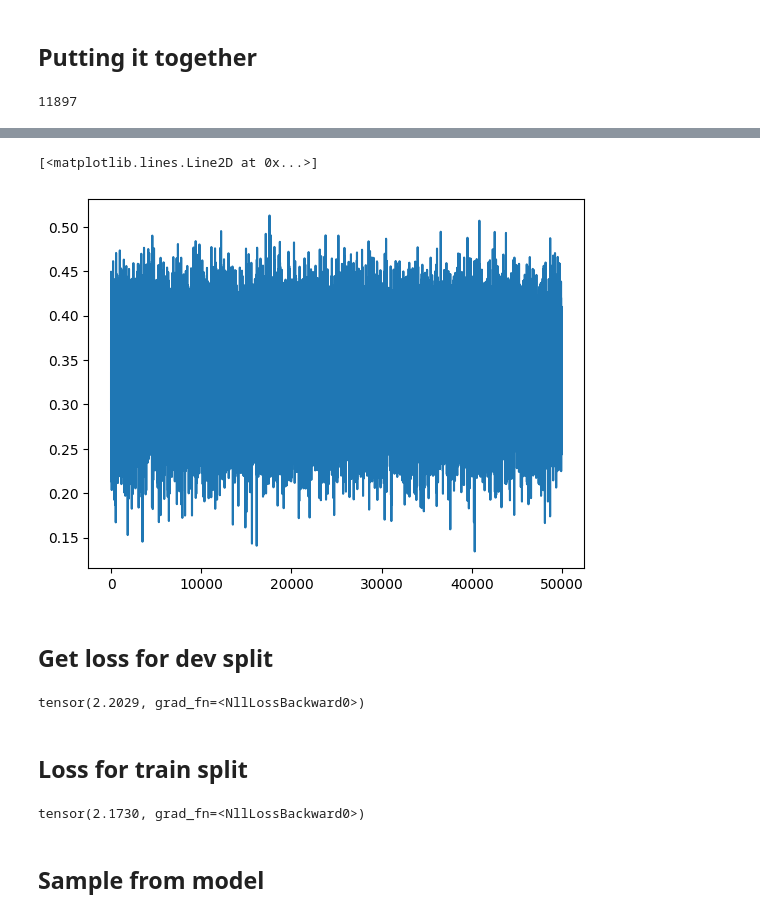
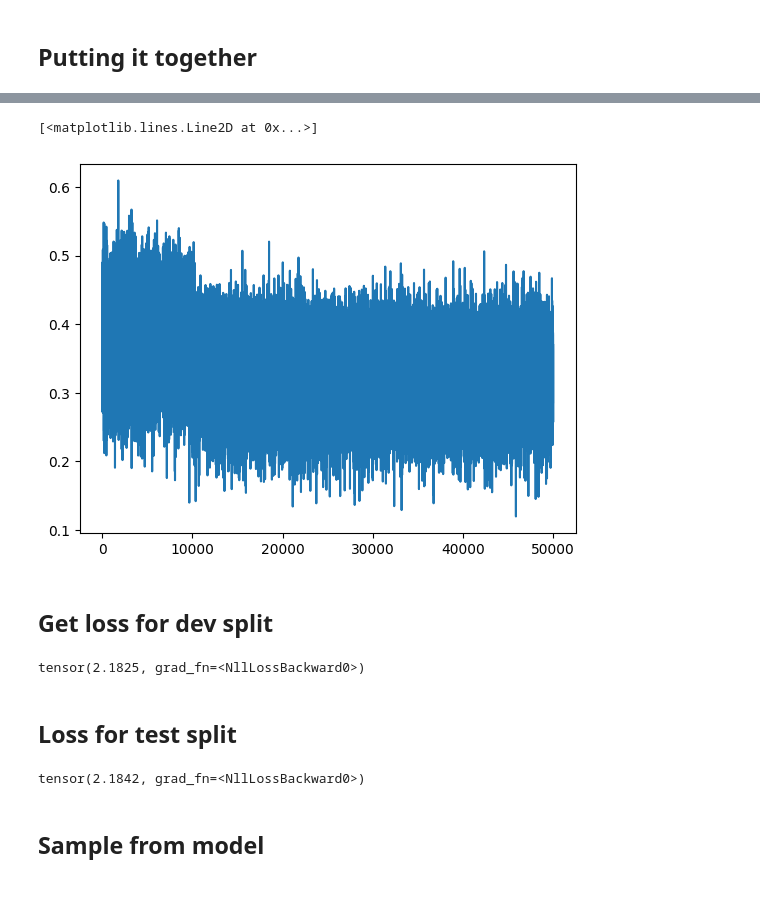
Before and after one commit to leonidas1712/zero-to-hero-neuralnets, a Jupyter notebook: makemore_2_mlp.ipynb, the cells around one changed output, grey strips where cells are left out. Cells and saved outputs as stored; diff of their text form; code cells hidden in the pictures.

```diff
--- a/makemore_2_mlp.ipynb
+++ b/makemore_2_mlp.ipynb
@@ -109,7 +109,7 @@ stoi = { char: idx for idx, char in enumerate(uniq)}
 itos = { idx: char for char,idx in stoi.items() }
 
 # Hyperparameters
-BLOCK_SIZE = 3
+BLOCK_SIZE = 4
 EMBEDDING_SIZE = 10
 
 def build_dataset(names):
@@ -428,7 +428,7 @@ M = len(Xtr)
 C = torch.randn(27, EMBEDDING_SIZE, generator=GEN)
 
 # Forward pass
-W_OUT = 200
+W_OUT = 300
 
 # First layer
 W = torch.randn((BLOCK_SIZE * EMBEDDING_SIZE), W_OUT, generator=GEN) # (6,100)
@@ -439,22 +439,28 @@ W2 = torch.randn((W_OUT, 27), generator=GEN)
 b2 = torch.randn(27, generator=GEN)
 
 parameters = [C, W, bias, W2, b2]
+
 for param in parameters:
     param.requires_grad=True
-# %%
-sum(p.nelement() for p in parameters)
-# %% [output]
-11897
 # %%
 #--TRAINING--#
+import torch.optim
+
+
 EPOCHS=50000
-LR=0.01
-BATCH_SIZE=32
+LR=0.1
+BATCH_SIZE=128
+
+optimizer = torch.optim.SGD(parameters, lr=LR)
+scheduler = torch.optim.lr_scheduler.StepLR(optimizer, step_size=10000, gamma=0.1)
+
 
 epochs = []
 losses = []
 
 for i in range(EPOCHS):
+    optimizer.zero_grad()
+
     # select a random batch and use that for fwd + backward for faster iteration
     # batch_indices = torch.randperm(len(Xtr), generator=GEN)
     # batch_indices = batch_indices[:BATCH_SIZE]
@@ -481,16 +487,23 @@ for i in range(EPOCHS):
     losses.append(nll_loss.log10().item())
     # --Update--#
 
-    for param in parameters:
-        param.grad = None
-
-    # backward pass
     nll_loss.backward()
 
-    # update
-    with torch.no_grad():
-        for param in parameters:
-            param -= LR * param.grad
+    optimizer.step()
+    scheduler.step()
+
+
+
+    # for param in parameters:
+    #     param.grad = None
+
+    # # backward pass
+    # nll_loss.backward()
+
+    # # update
+    # with torch.no_grad():
+    #     for param in parameters:
+    #         param -= LR * param.grad
 
 print("Loss:", nll_loss.item())
 
@@ -500,5 +513,5 @@ Loss: 2.4491617679595947
 [<matplotlib.lines.Line2D at 0x...>]
-[figure, old version]
+[figure, new version]
 # %% [markdown]
 ## Get loss for dev split
 # %%
@@ -516,11 +529,11 @@ probs = h @ W2 + b2
 nll_loss = F.cross_entropy(probs, Ydev)
 nll_loss
 # %% [output]
-tensor(2.2029, grad_fn=<NllLossBackward0>)
+tensor(2.1825, grad_fn=<NllLossBackward0>)
 # %% [markdown]
-## Loss for train split
+## Loss for test split
 # %%
-emb = C[Xtr]
+emb = C[Xtest]
 emb_view = emb.view((emb.shape[0], BLOCK_SIZE * EMBEDDING_SIZE))
 # forward pass: get linear combs + bias for each row, activate with tanh
 h = emb_view @ W
@@ -531,10 +544,10 @@ h = h.tanh()
 probs = h @ W2 + b2
 
 # this is the same as doing probs.softmax, selecting corresponding probabilities with [arange(M), Y], then doing NLL and mean. but better
-nll_loss = F.cross_entropy(probs, Ytr)
+nll_loss = F.cross_entropy(probs, Ytest)
 nll_loss
 # %% [output]
-tensor(2.1730, grad_fn=<NllLossBackward0>)
+tensor(2.1842, grad_fn=<NllLossBackward0>)
 # %% [markdown]
 ## Sample from model
 # %%
```
Also changed, not shown: parts of 4 cells of this notebook.
